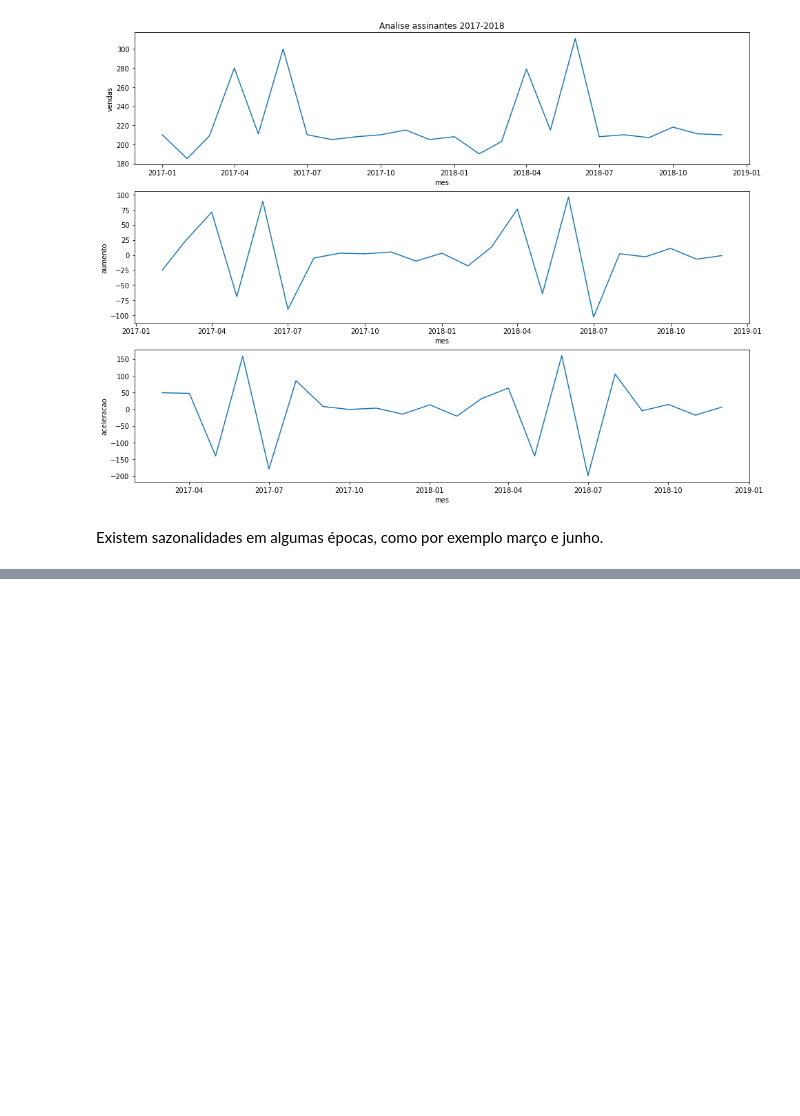
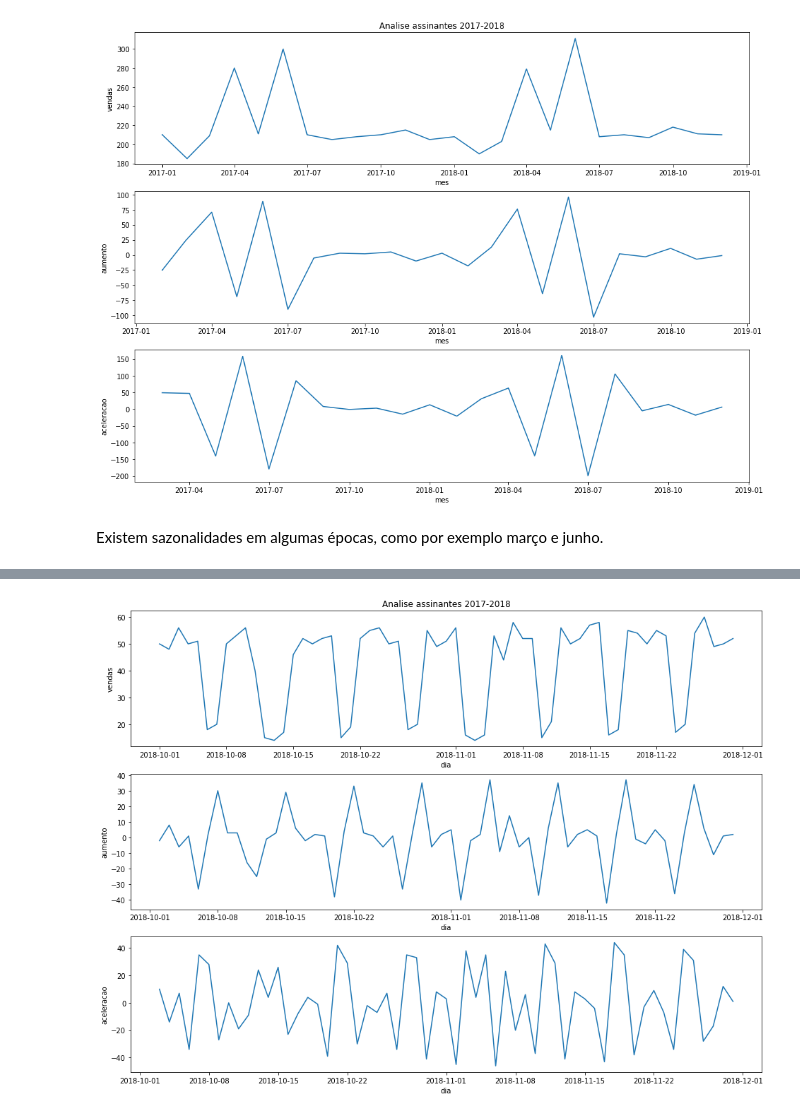
Before and after one commit to alanfmorato/Analise-de-vendas, a Jupyter notebook: Series_Temporais_Chocolates.ipynb, the cells around one changed output, grey strips where cells are left out. Drawn from its saved outputs; the diff is of its cells as text; code cells hidden in the pictures; blank space fills up the shorter version.

```diff
--- a/Series_Temporais_Chocolates.ipynb
+++ b/Series_Temporais_Chocolates.ipynb
@@ -46,3 +46,5 @@ ax = ax
 [figure]
 # %% [markdown]
 Existem sazonalidades em algumas épocas, como por exemplo março e junho.
+# %%
+vendas_por_dia = pd.read_csv('/content/vendas_por_dia.csv')
@@ -48,0 +60,18 @@ Existem sazonalidades em algumas épocas, como por exemplo março e junho.
+# %%
+vendas_por_dia['aumento'] = vendas_por_dia['vendas'].diff()
+# %%
+vendas_por_dia['aceleracao'] = vendas_por_dia['aumento'].diff()
+# %%
+vendas_por_dia.dia = pd.to_datetime(vendas_por_dia.dia)
+# %%
+plt.figure(figsize=(16,12))
+ax = plt.subplot(3,1,1)
+ax.set_title('Analise assinantes 2017-2018')
+sns.lineplot(data = vendas_por_dia, x = 'dia', y = 'vendas');
+plt.subplot(3,1,2)
+sns.lineplot(data = vendas_por_dia, x = 'dia', y = 'aumento');
+plt.subplot(3,1,3)
+sns.lineplot(data = vendas_por_dia, x = 'dia', y = 'aceleracao');
+ax = ax
+# %% [output]
+[figure, added]
```
Also changed, not shown: parts of 4 cells of this notebook.
